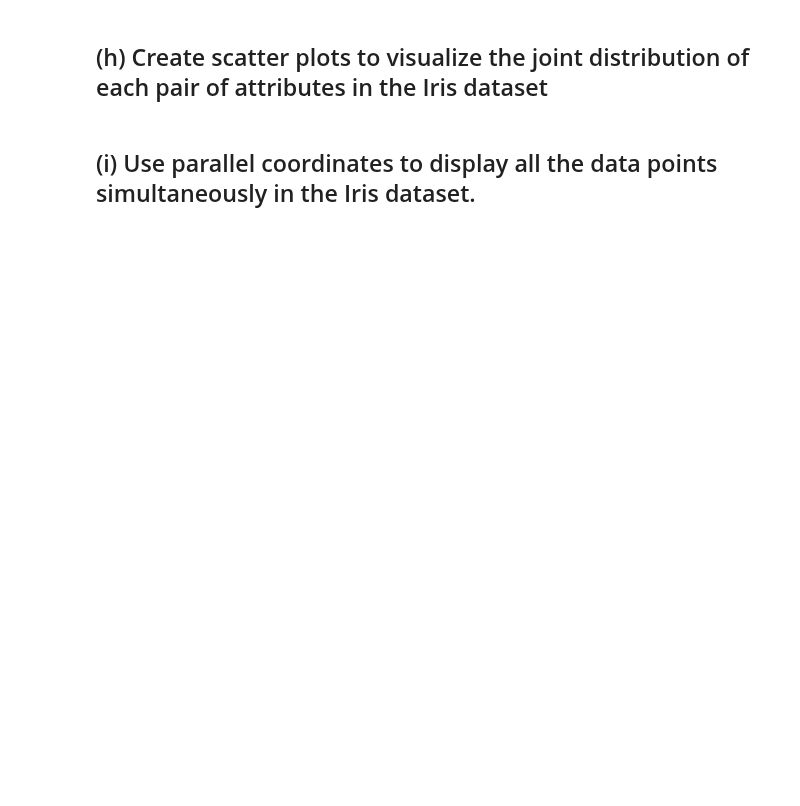
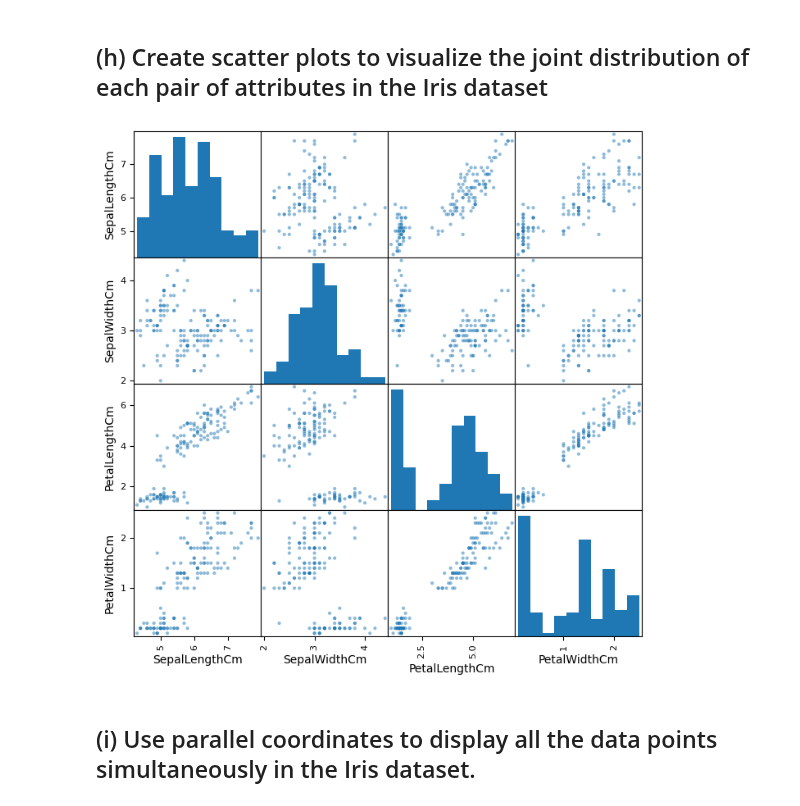
Before and after one commit to intotheabyss19/CollegeAssignments, a Jupyter notebook: DPM/csv_stats.ipynb, the cells around one changed output. Saved outputs shown, nothing was run; the diff lists cells and outputs as text; code cells hidden in the pictures; blank space fills up the shorter version.

```diff
--- a/DPM/csv_stats.ipynb
+++ b/DPM/csv_stats.ipynb
@@ -140,4 +157,12 @@ Text(0.5, 0, 'Values')
 # %% [markdown]
 ## (h) Create scatter plots to visualize the joint distribution of each pair of attributes in the Iris dataset
+# %%
+def scatter_matrix(df, cols):
+    pd.plotting.scatter_matrix(df[cols], figsize=(8, 8), diagonal='hist')
+    plt.show()
+
+scatter_matrix(df, quant_cols)
+# %% [output]
+[figure, added]
 # %% [markdown]
 ## (i) Use parallel coordinates to display all the data points simultaneously in the Iris dataset.
```
Also changed, not shown: parts of 6 cells of this notebook, 11 other files.
